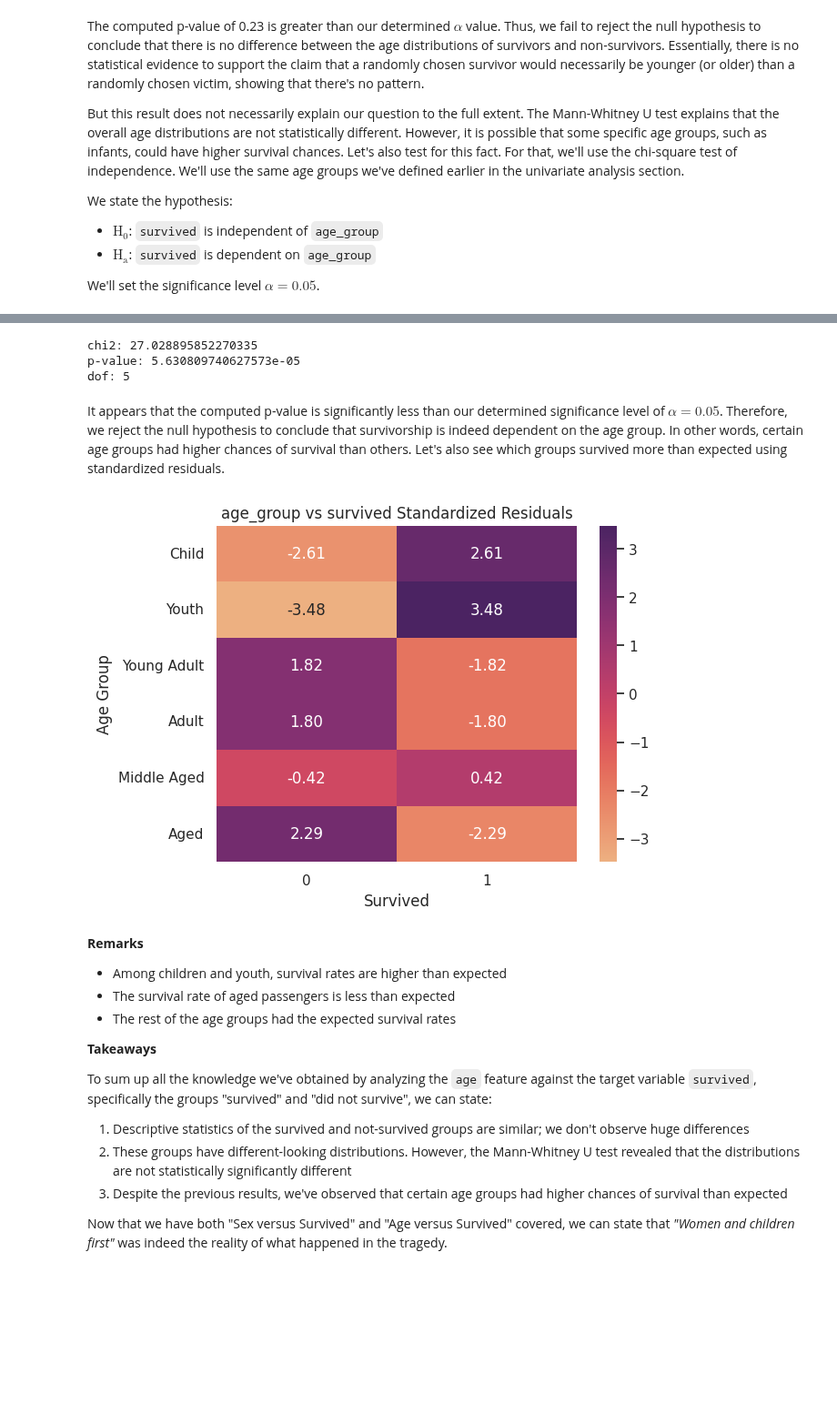
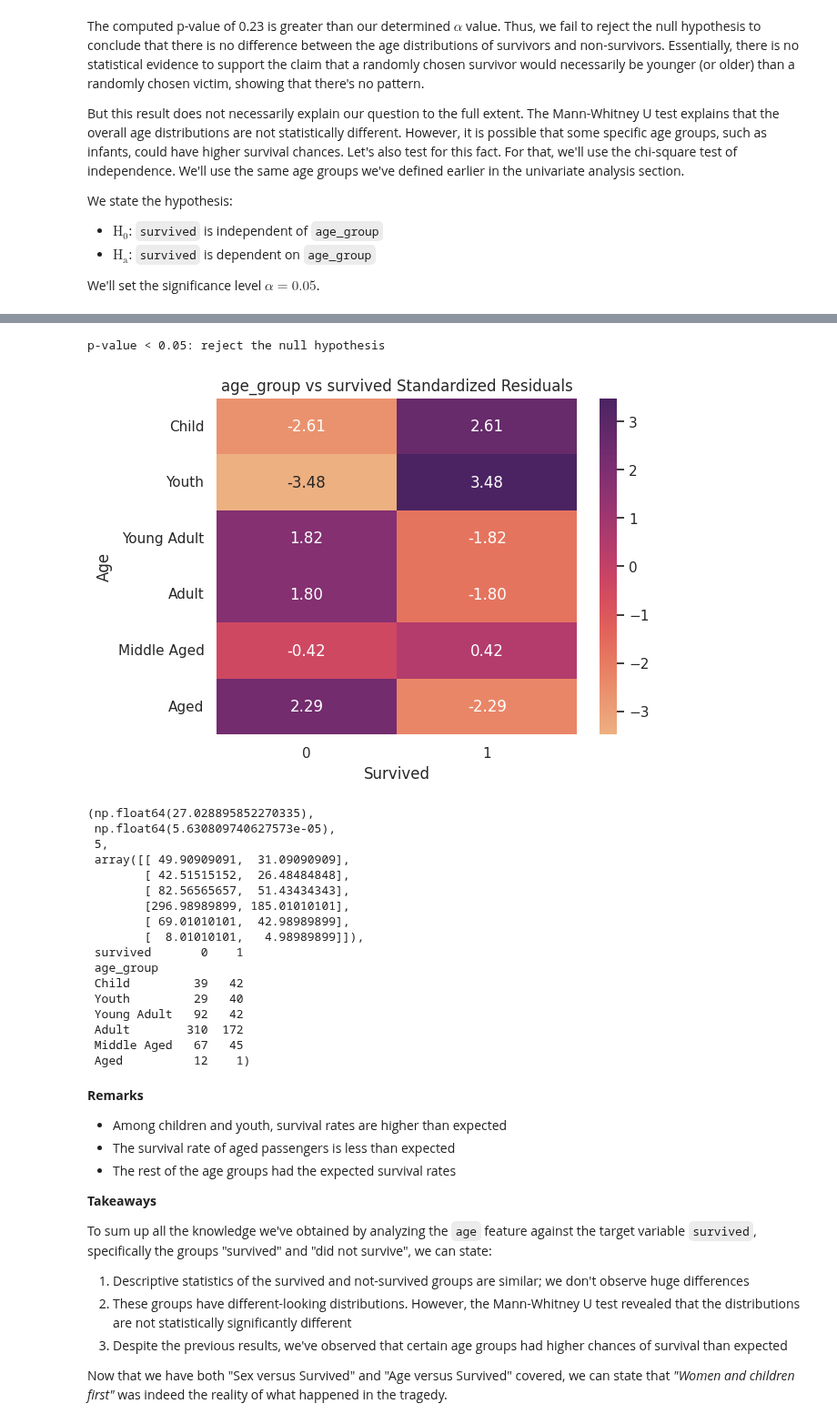
Before and after one commit to dunarand/Kaggle-Titanic-Competition, a Jupyter notebook: notebooks/3 - Exploratory Data Analysis.ipynb, the cells around one changed output, grey strips where cells are left out. Shown at 91% size. Saved outputs shown, nothing was run; the diff lists cells and outputs as text; code cells hidden in the pictures; blank space fills up the shorter version.

```diff
--- a/notebooks/3 - Exploratory Data Analysis.ipynb
+++ b/notebooks/3 - Exploratory Data Analysis.ipynb
@@ -1264,35 +1340,38 @@ desc_survived_vs_cat(df, "age_group")
-# %%
-obs_val = pd.crosstab(df["age_group"], df["survived"])
-contingency_table = obs_val
-chi2, pval, dof, expected = stats.chi2_contingency(contingency_table)
-
-print(f"chi2: {chi2}\np-value: {pval}\ndof: {dof}")
-# %% [output]
-chi2: 27.028895852270335
-p-value: 5.630809740627573e-05
-dof: 5
-# %% [markdown]
-It appears that the computed p-value is significantly less than our
-determined significance level of $\alpha = 0.05$. Therefore, we reject the
-null hypothesis to conclude that survivorship is indeed dependent on the age
-group. In other words, certain age groups had higher chances of survival than
-others. Let's also see which groups survived more than expected using
-standardized residuals.
-# %%
-table = Table(obs_val)
-table.test_nominal_association()
-std_resids = table.standardized_resids
-
-ax = sns.heatmap(std_resids, annot=True, cmap="flare", center=0, fmt=".2f")
-
-ax.set_xlabel("Survived")
-ax.set_ylabel("Age Group")
-ax.set_title("age_group vs survived Standardized Residuals")
-
-plt.savefig("../assets/surv_vs_age_group_resids.png")
-plt.show()
-# %% [output]
-[figure, removed]
+# %%
+df["age_group"] = pd.cut(
+    df["age"],
+    bins = [0, 12, 18, 24, 44, 64, 100],
+    labels = ["Child", "Youth", "Young Adult", "Adult",
+              "Middle Aged", "Aged"],
+    right = False,
+    include_lowest = True
+)
+
+chi_square_test(
+    data=df, col1="age_group", col2="survived", heatmap=True, xlabel="Survived",
+    ylabel="Age", title="age_group vs survived Standardized Residuals",
+    name="surv_vs_age_group_resids"
+)
+# %% [output]
+p-value < 0.05: reject the null hypothesis
+[figure, added]
+(np.float64(27.028895852270335),
+ np.float64(5.630809740627573e-05),
+ 5,
+ array([[ 49.90909091,  31.09090909],
+        [ 42.51515152,  26.48484848],
+        [ 82.56565657,  51.43434343],
+        [296.98989899, 185.01010101],
+        [ 69.01010101,  42.98989899],
+        [  8.01010101,   4.98989899]]),
+ survived       0    1
+ age_group
+ Child         39   42
+ Youth         29   40
+ Young Adult   92   42
+ Adult        310  172
+ Middle Aged   67   45
+ Aged          12    1)
 # %% [markdown]
 **Remarks**
 
```
Also changed, not shown: parts of 42 cells of this notebook, 4 other files.
